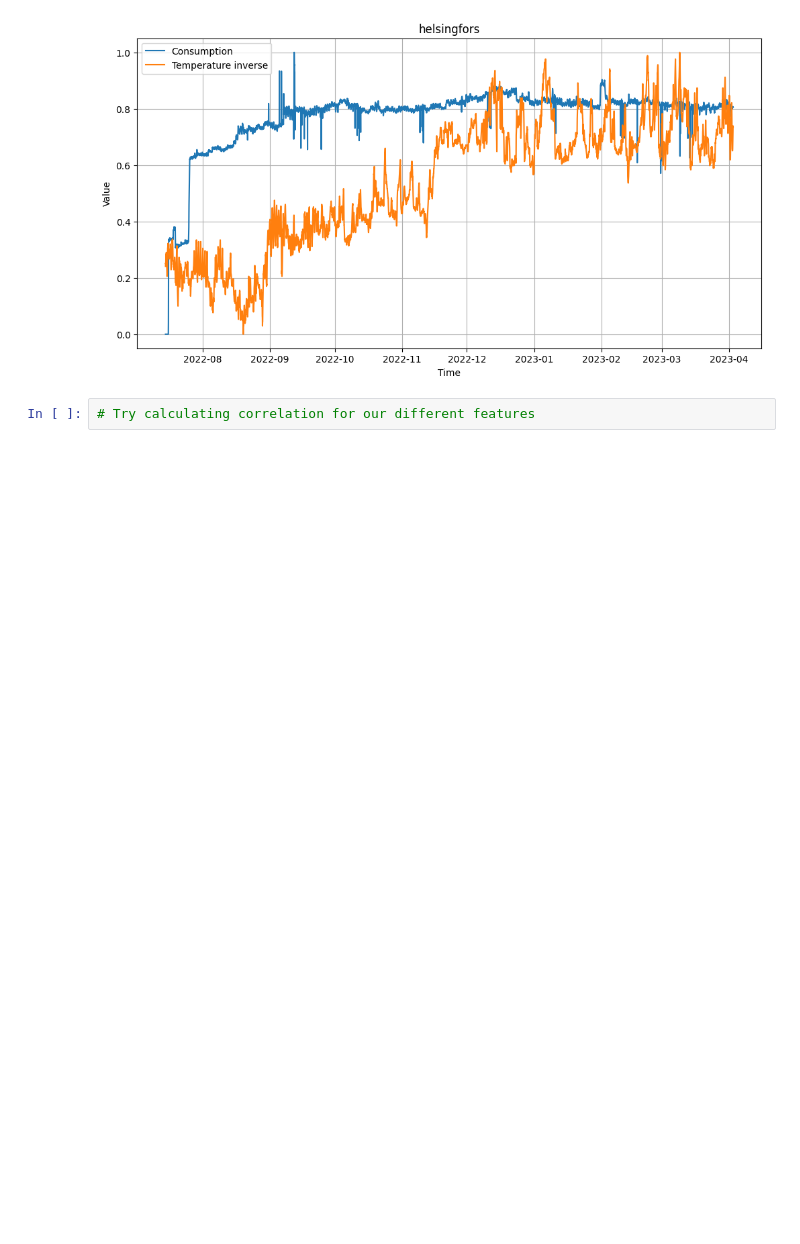
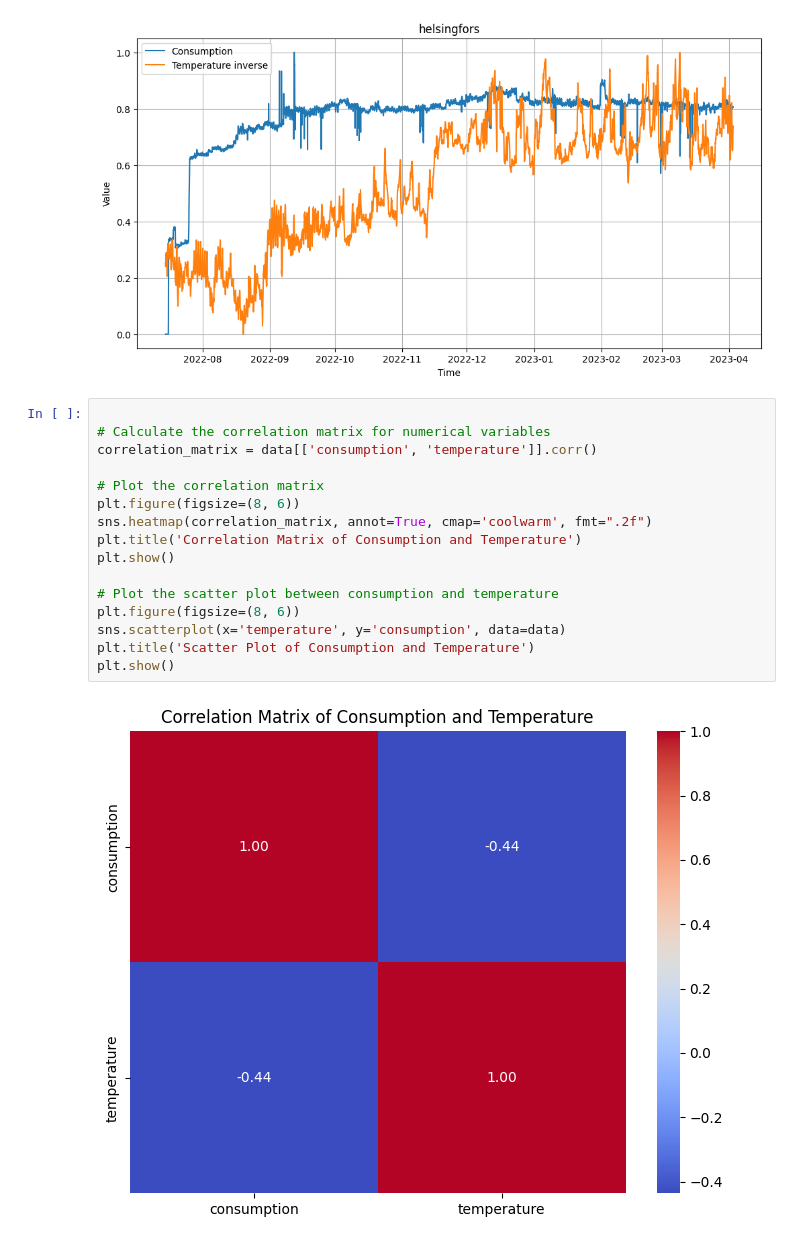
Before and after one commit to HesteBjorn/TDT4259_Data_Science, a Jupyter notebook: exploration.ipynb, the cells around one changed output. Drawn from its saved outputs; the diff is of its cells as text; blank space fills up the shorter version.

```diff
--- a/exploration.ipynb
+++ b/exploration.ipynb
@@ -51,5 +53,21 @@ for city, city_data in data_cities.items():
 [figure]
 [figure]
 [figure]
-# %%
-# Try calculating correlation for our different features
+# %%
+
+# Calculate the correlation matrix for numerical variables
+correlation_matrix = data[['consumption', 'temperature']].corr()
+
+# Plot the correlation matrix
+plt.figure(figsize=(8, 6))
+sns.heatmap(correlation_matrix, annot=True, cmap='coolwarm', fmt=".2f")
+plt.title('Correlation Matrix of Consumption and Temperature')
+plt.show()
+
+# Plot the scatter plot between consumption and temperature
+plt.figure(figsize=(8, 6))
+sns.scatterplot(x='temperature', y='consumption', data=data)
+plt.title('Scatter Plot of Consumption and Temperature')
+plt.show()
+# %% [output]
+[figure, added]
```
Also changed, not shown: parts of 4 cells of this notebook, 2 other files.
